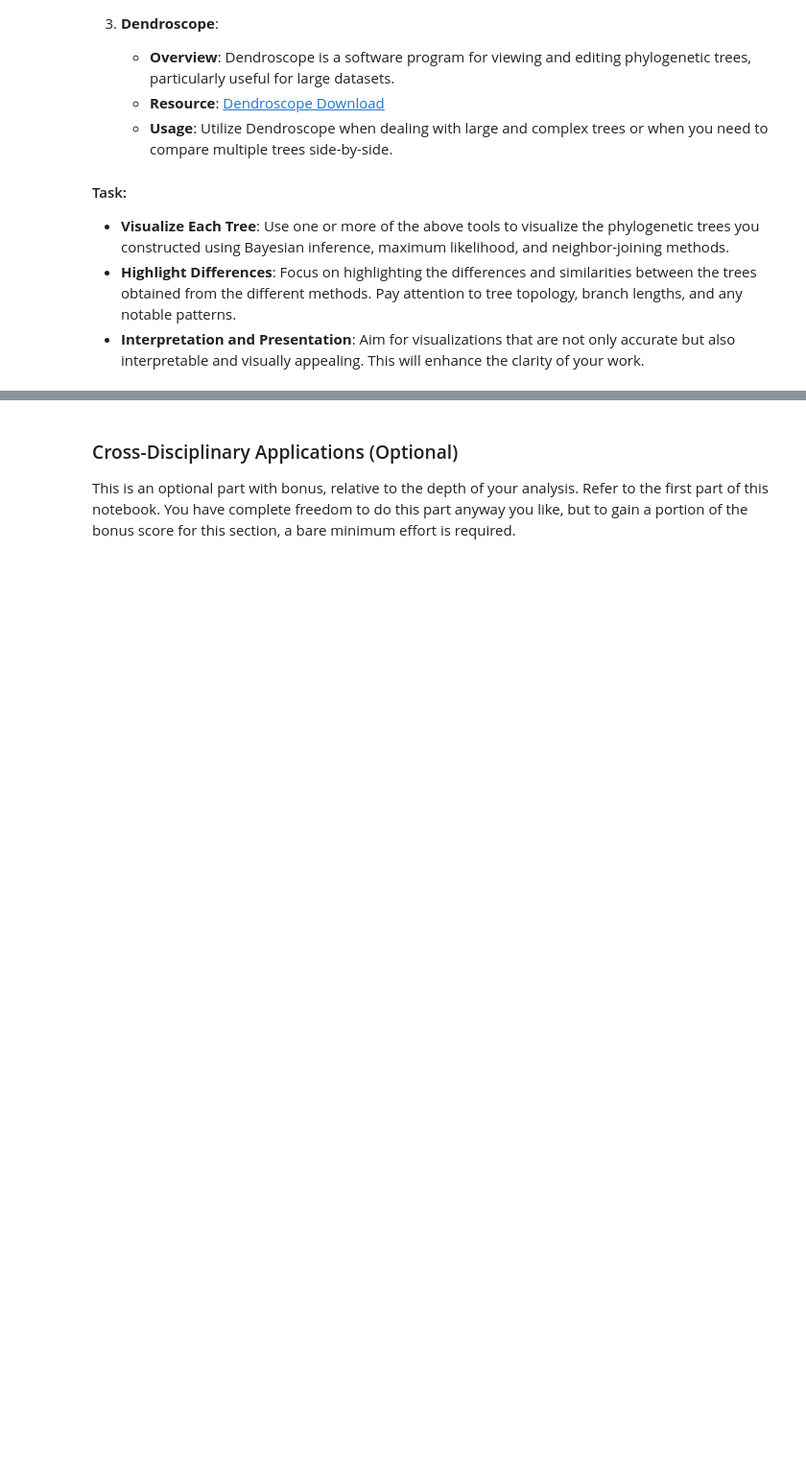
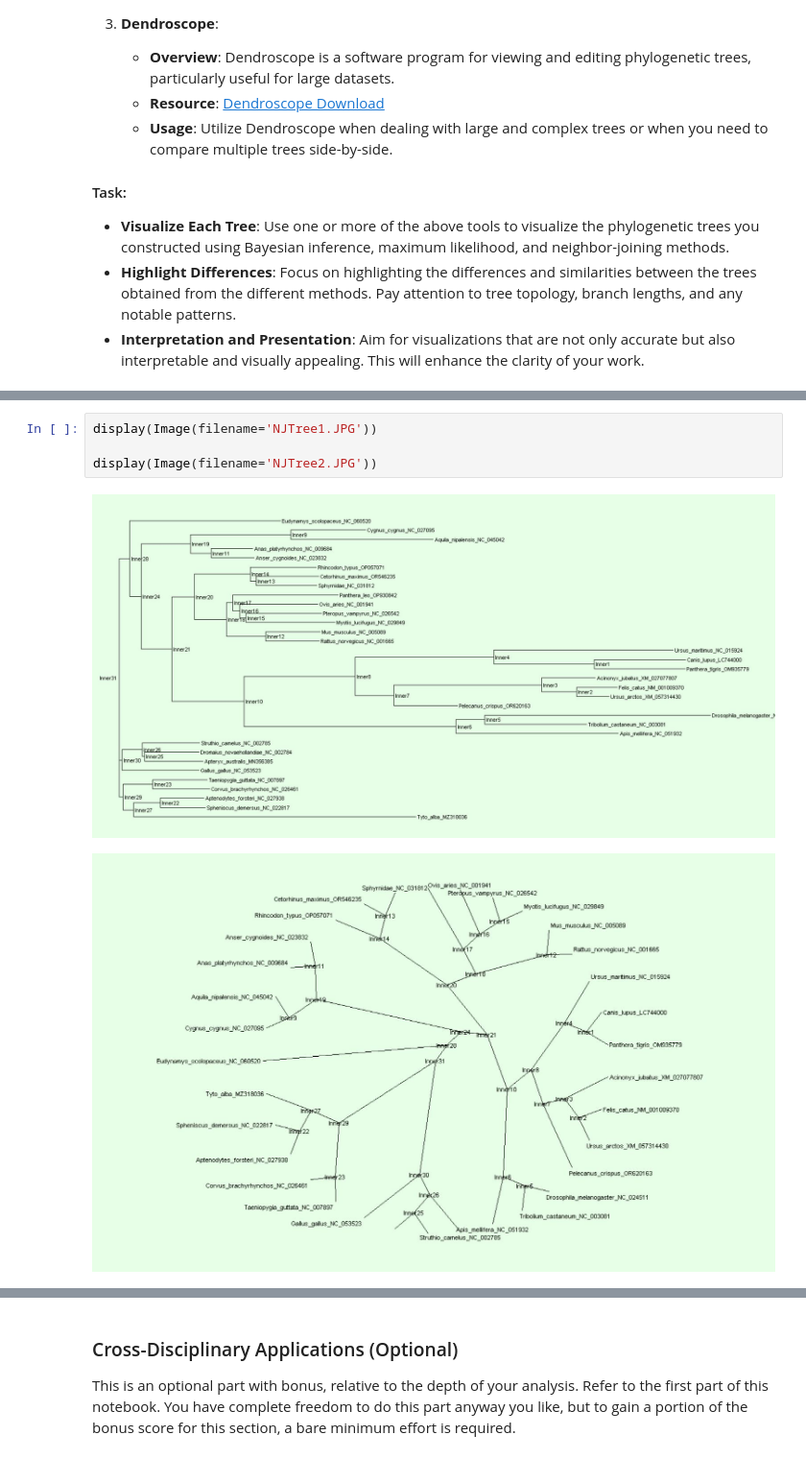
Before and after one commit to mjmaher987/Bioinformatics-Project, a Jupyter notebook: Task 2/MitochondrialComparisonPhylogeneticTreeConstruction.ipynb, the cells around one changed output, grey strips where cells are left out. Shown at 96% size. Drawn from its saved outputs; the diff is of its cells as text; blank space fills up the shorter version.

```diff
--- a/Task 2/MitochondrialComparisonPhylogeneticTreeConstruction.ipynb
+++ b/Task 2/MitochondrialComparisonPhylogeneticTreeConstruction.ipynb
@@ -649,0 +657,7 @@ Having constructed phylogenetic trees using different methods, our next task is
+# %%
+display(Image(filename='NJTree1.JPG'))
+
+display(Image(filename='NJTree2.JPG'))
+# %% [output]
+[figure, added]
+[figure, added]
```
Also changed, not shown: parts of 6 cells of this notebook, 6 other files.
